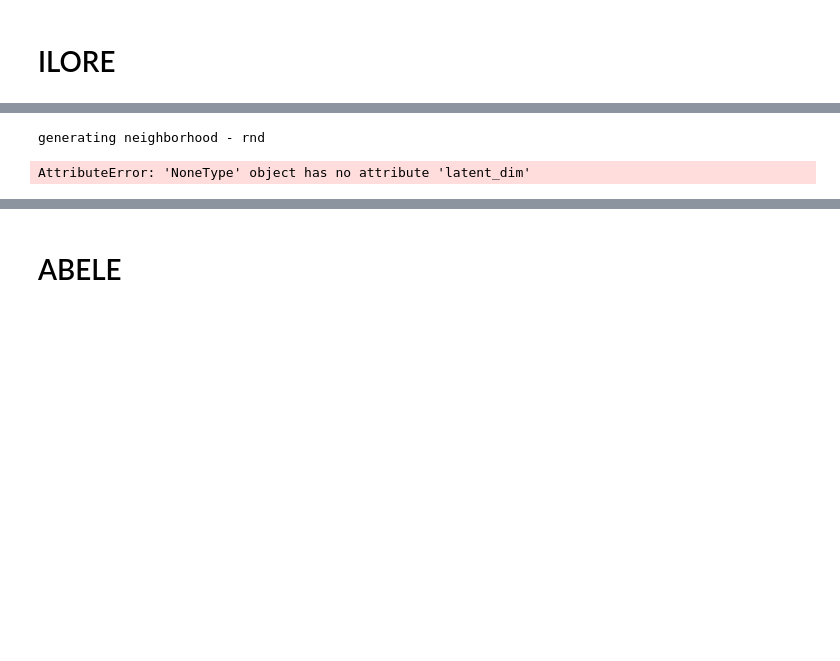
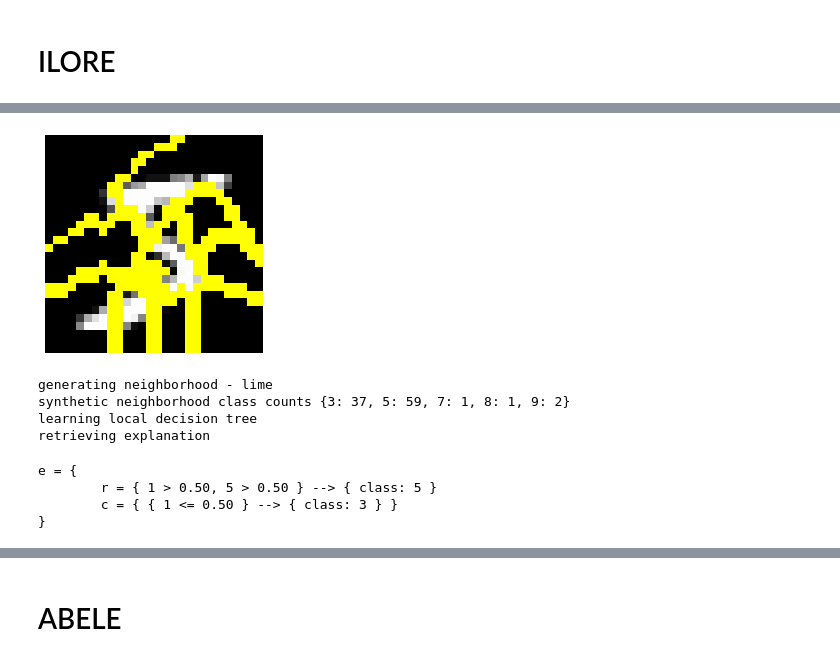
Before and after one commit to kdd-lab/XAI-Lib, a Jupyter notebook: Images_Usage_Examples.ipynb, the cells around one changed output, grey strips where cells are left out. Drawn from its saved outputs; the diff is of its cells as text; code cells hidden in the pictures; blank space fills up the shorter version.

```diff
--- a/Images_Usage_Examples.ipynb
+++ b/Images_Usage_Examples.ipynb
@@ -251,0 +279,23 @@ explainer = ILOREM(bb_predict = classifier_fn,
+# %%
+from skimage.segmentation import quickshift, mark_boundaries
+from skimage.color import gray2rgb
+image = gray2rgb(MNIST_x_data_train[0].astype(int))
+"""
+First you need to define the segmentation function to use, in this example we will use
+quickshift from skimage. It is foundamental to tune the parameters of the segmentation in
+order to have a good one. It is recommentded to print an example of just only the segmentation
+to see if it works for that kind of image
+For quickshift we have to tune these two parameters below
+kernel_size : float, optional
+    Width of Gaussian kernel used in smoothing the
+    sample density. Higher means fewer clusters.
+max_dist : float, optional
+    Cut-off point for data distances.
+    Higher means fewer clusters.
+"""
+def segmentation_fn(image):
+    return quickshift(image, kernel_size=2, max_dist=3)
+plt.imshow(mark_boundaries(image/255,segmentation_fn(image)))
+plt.axis('off');
+# %% [output]
+[figure, added]
@@ -252,5 +321,14 @@ explainer = ILOREM(bb_predict = classifier_fn,
 # %%
-exp = explainer.explain_instance(imagenet_x_data[0], num_samples=100, use_weights=True, metric='cosine')
+exp = explainer.explain_instance(gray2rgb(MNIST_x_data_train[0].astype(int)), num_samples=100, use_weights=True, metric='cosine')
 # %% [output]
-generating neighborhood - rnd
+generating neighborhood - lime
+synthetic neighborhood class counts {3: 37, 5: 59, 7: 1, 8: 1, 9: 2}
+learning local decision tree
+retrieving explanation
-AttributeError: 'NoneType' object has no attribute 'latent_dim'
+# %%
+print('e = {\n\tr = %s\n\tc = %s    \n}' % (exp.rstr(), exp.cstr()))
+# %% [output]
+e = {
+        r = { 1 > 0.50, 5 > 0.50 } --> { class: 5 }
+        c = { { 1 <= 0.50 } --> { class: 3 } }
+}
```
Also changed, not shown: parts of 8 cells of this notebook, 16 other files.
